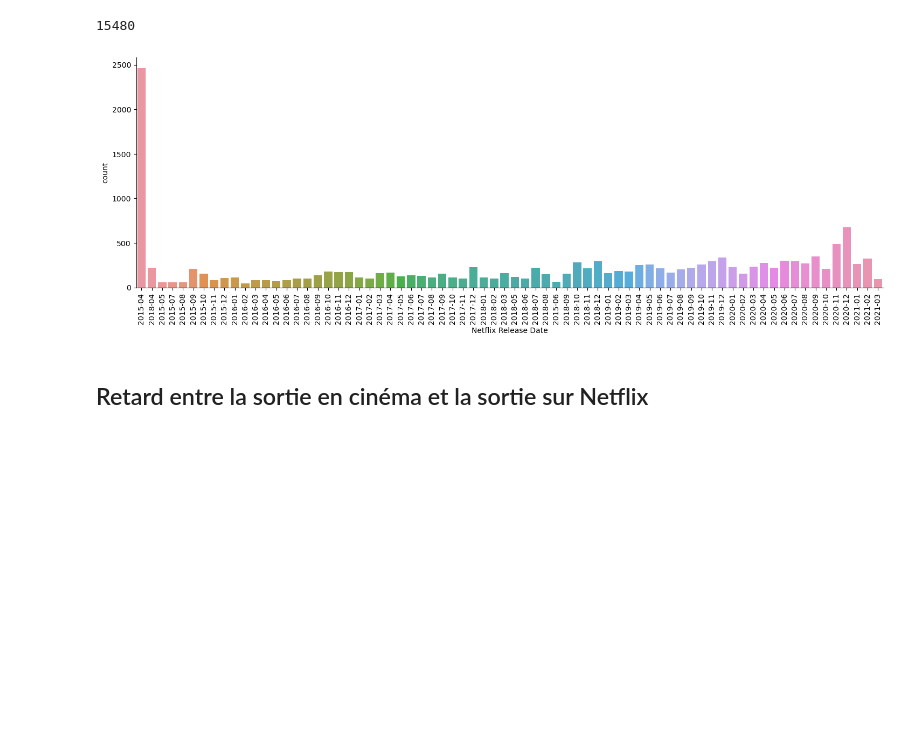
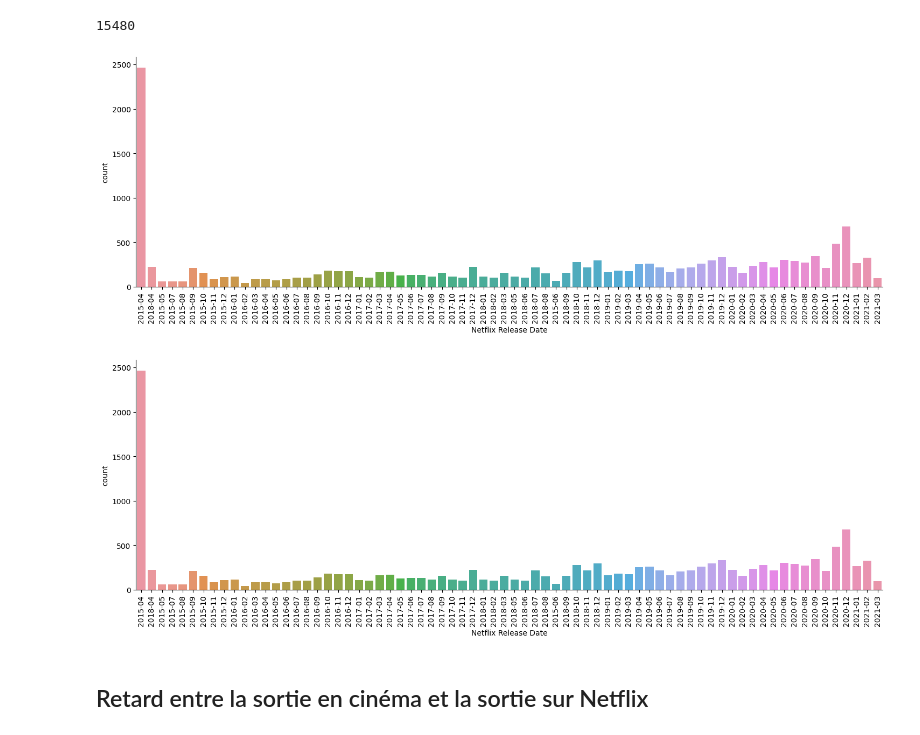
Before and after one commit to nbert71/netflix-analysis, a Jupyter notebook: main.ipynb, the cells around one changed output. Saved outputs shown, nothing was run; the diff lists cells and outputs as text; code cells hidden in the pictures; blank space fills up the shorter version.

```diff
--- a/main.ipynb
+++ b/main.ipynb
@@ -59,10 +47,11 @@ len(df_ym)
 15480
 # %%
 g = sns.catplot(data=df_ym, x="Netflix Release Date", kind="count", aspect=3)
-g.set_xticklabels()
+g.set_xticklabels(rotation=90)
 g.fig
 # %% [output]
 [figure]
+[figure, added]
 # %% [markdown]
 ## Retard entre la sortie en cinéma et la sortie sur Netflix
 # %% [markdown]
```
Also changed, not shown: parts of 9 cells of this notebook.
